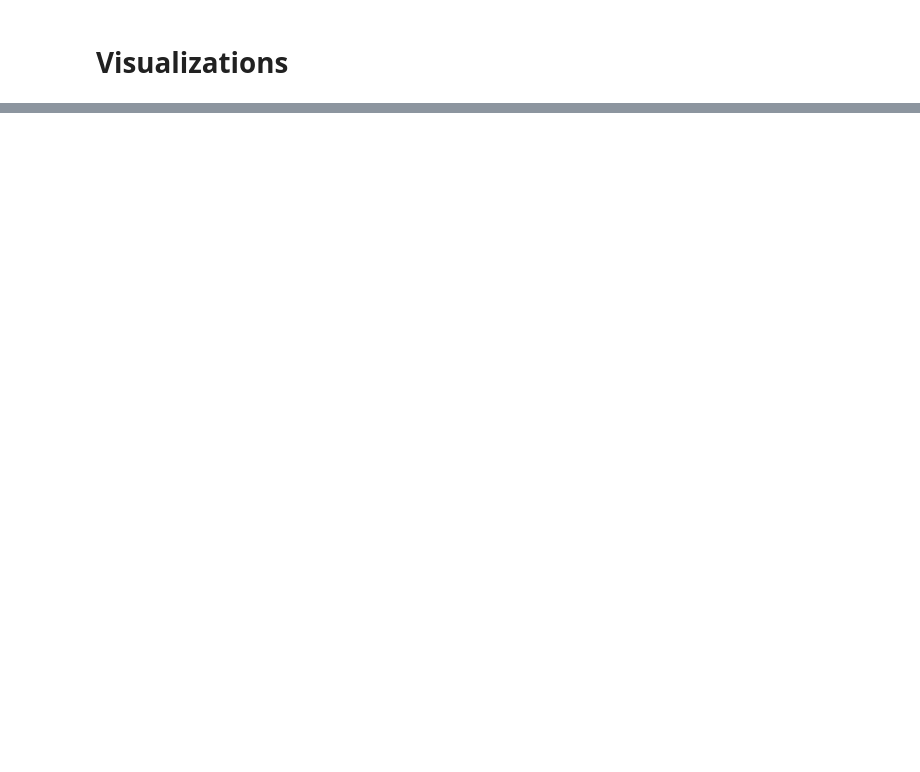
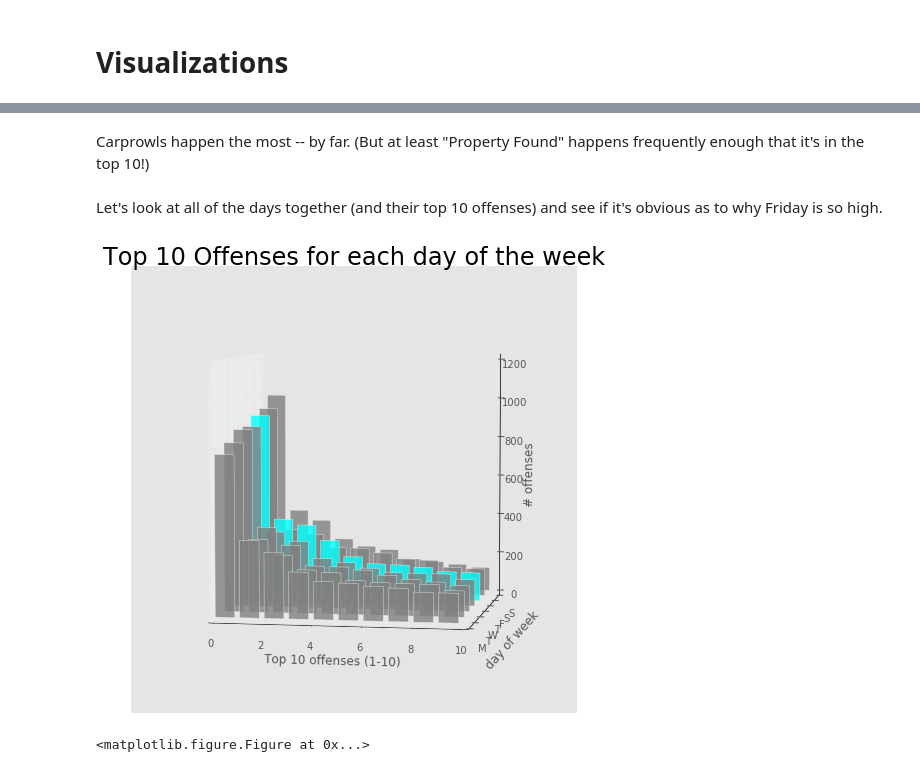
Before and after one commit to weedySeaDragon/datasci_course_materials, a Jupyter notebook: assignment6/01-assign01.ipynb, the cells around one changed output, grey strips where cells are left out. Saved outputs shown, nothing was run; the diff lists cells and outputs as text; code cells hidden in the pictures; blank space fills up the shorter version.

```diff
--- a/assignment6/01-assign01.ipynb
+++ b/assignment6/01-assign01.ipynb
@@ -287,0 +169,41 @@ offensesPlot.set_title("Start of the offense by day of the month")
+# %% [markdown]
+Carprowls happen the most -- by far.  (But at least "Property Found" happens frequently enough that it's in the top 10!)
+# %% [markdown]
+Let's look at all of the days together (and their top 10 offenses) and see if it's obvious as to why Friday is so high.
+# %%
+fig = plt.figure( figsize=(8,8), edgecolor='w')
+
+ax = fig.add_subplot(111, projection='3d')
+ax.set_title("Top 10 Offenses for each day of the week", fontsize=TITLESIZE,  y=TITLEYPOS)
+
+barcolors =  ['gray', 'gray','gray','gray','cyan','gray','gray']
+fig = plt.figure(facecolor='white')
+
+for day in range(0,7):
+    thisDayDF = offensesByDayDF[offensesByDayDF.day == day]
+    thisDay10 = thisDayDF[:10]
+    xs = thisDay10['rank']
+    ys = thisDay10['count']
+    ax.bar(xs, ys, zs=day, zdir='y', alpha=0.8, color=barcolors[day] )
+
+#for c, z in zip(['r', 'g', 'b', 'y'], [30, 20, 10, 0]):
+#    xs = np.arange(20)
+#    ys = np.random.randint(10, size=20)
+    # You can provide either a single color or an array. To demonstrate this,
+    # the first bar of each set will be colored cyan.
+#    cs = [c] * len(xs)
+#    cs[0] = 'c'
+#    ax.bar(xs, ys, zs=z, zdir='y', color=cs, alpha=0.8)
+ax.azim = -80
+ax.elev = 5
+ax.set_xlabel('Top 10 offenses (1-10)')
+ax.set_ylabel('day of week')
+ax.set_zlabel('# offenses')
+xticklabels = ['M', 'T','W','T','F','S','S']
+ax.set_yticklabels(xticklabels)
+
+
+show()
+# %% [output]
+[figure, added]
+<matplotlib.figure.Figure at 0x...>
```
Also changed, not shown: parts of 52 cells of this notebook.
